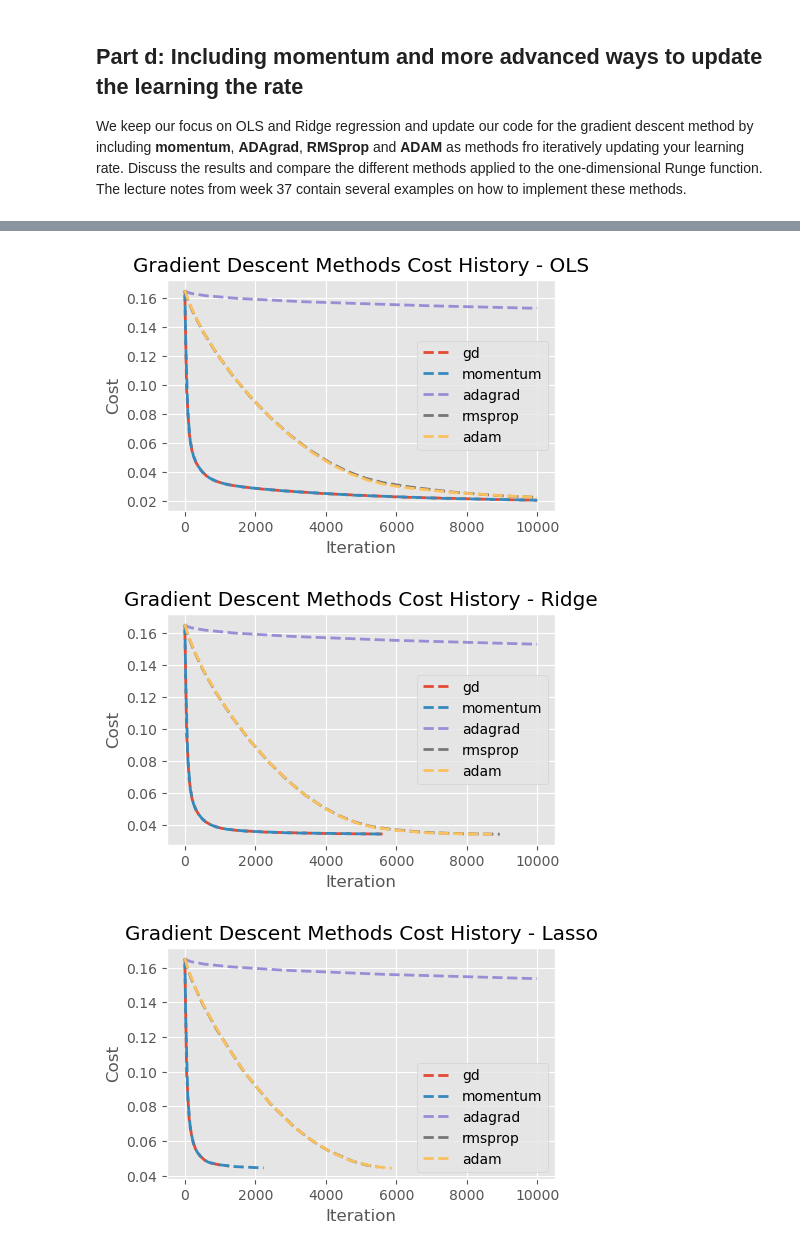
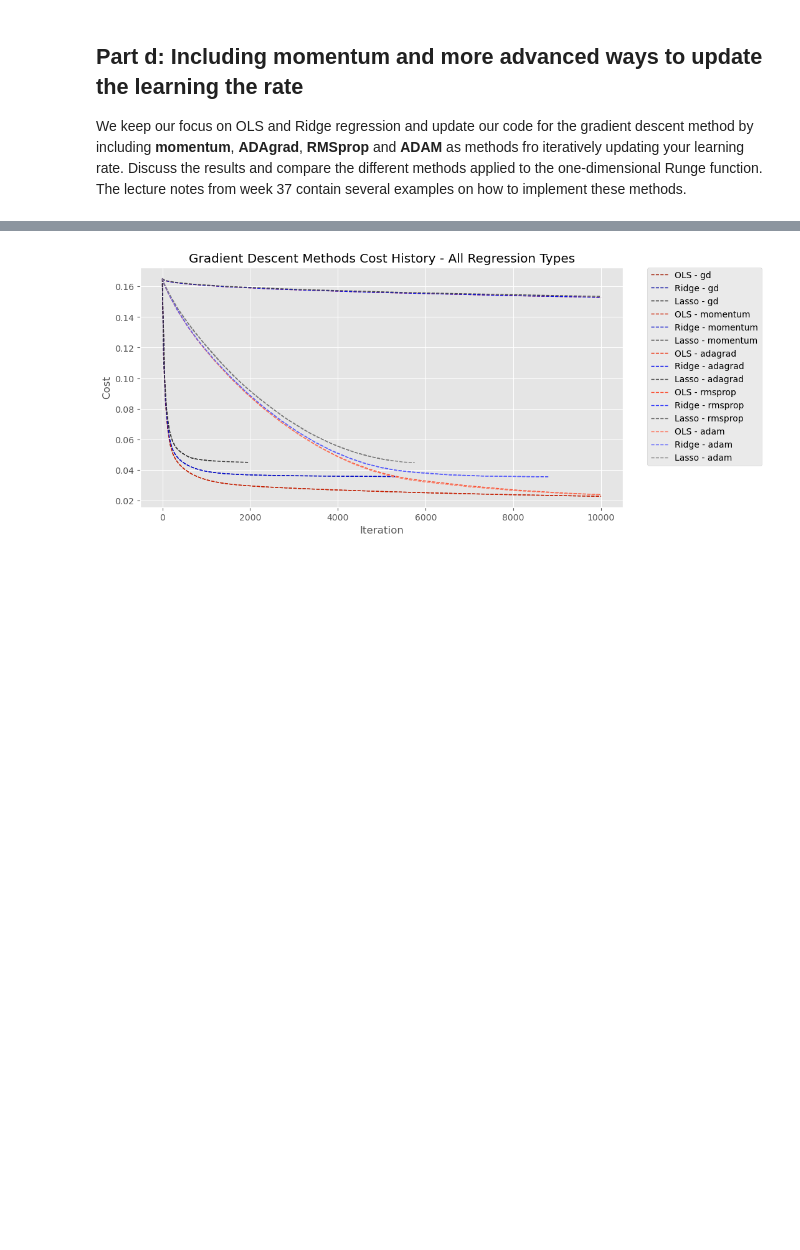
Before and after one commit to kjes4pres/Project_1_FYSSTK, a Jupyter notebook: Code/c_and_d.ipynb, the cells around one changed output, grey strips where cells are left out. Cells and saved outputs as stored; diff of their text form; code cells hidden in the pictures; blank space fills up the shorter version.

Commit message:
need to fix scaling and colors in plot

```diff
--- a/Code/c_and_d.ipynb
+++ b/Code/c_and_d.ipynb
@@ -2,28 +2,17 @@
 # Part c and d
 # %%
 from functions import *
-import numpy as np
-import matplotlib.pyplot as plt
-import matplotlib.pyplot as plt
-import numpy as np
-from sklearn.linear_model import LinearRegression
-from sklearn.preprocessing import PolynomialFeatures
-from sklearn.model_selection import train_test_split
-from sklearn.preprocessing import MinMaxScaler, StandardScaler, Normalizer
-from sklearn.pipeline import make_pipeline
-import matplotlib.style as mplstyle
 mplstyle.use(['ggplot', 'fast'])
-
 # plt.rcParams.update({
 #     "text.usetex": True,
 #     "font.family": "serif",
 #     "font.size": 10,
 # })
 
-seed = np.random.seed(208)
+seed = np.random.seed(2018)
 
 # Hyperparameters from part a and b
-polynomial_degree     = 25
+polynomial_degree     = 20
 number_of_data_points = 1000
 lambda_               = 1e-5
 
@@ -265,32 +232,44 @@ Lasso :adam: MSE = 0.030870, R2 = 0.653931
 # %%
-# Plot cost history for all methods
-plt.figure(figsize=(5, 3))
+# # Plot cost history for all methods
+# plt.figure(figsize=(8, 5))
+# for method in methods:
+#     plt.plot(results[method]['cost_history_OLS'], label=method, linewidth=2, linestyle='--', alpha=1)
+# plt.title("Gradient Descent Methods Cost History - OLS")
+# plt.xlabel("Iteration")
+# plt.ylabel("Cost")
+# plt.legend()
+# plt.show()
+# plt.figure(figsize=(8, 5))
+# for method in methods:
+#     plt.plot(results[method]['cost_history_Ridge'], label=method, linewidth=2, linestyle='--', alpha=1)
+# plt.title("Gradient Descent Methods Cost History - Ridge")
+# plt.xlabel("Iteration")
+# plt.ylabel("Cost")
+# plt.legend()
+# plt.show()
+# plt.figure(figsize=(8, 5))
+# for method in methods:
+#     plt.plot(results[method]['cost_history_Lasso'], label=method, linewidth=2, linestyle='--', alpha=1)
+# plt.title("Gradient Descent Methods Cost History - Lasso")
+# plt.xlabel("Iteration")
+# plt.ylabel("Cost")
+# plt.legend()
+# plt.show()
+
+# Same plots for all regression types in one figure, with one linestyles per regression type, and different colors for the different  methods
+plt.figure(figsize=(10, 5))
+colors_OLS   = {'gd': '#A01B03', 'momentum': '#CD2204', 'adagrad': '#ED2905', 'rmsprop': '#FB5032', 'adam': '#FC775F'}
+colors_Ridge = {'gd': '#0308A0', 'momentum': '#040BCD', 'adagrad': '#050DED', 'rmsprop': '#3239FB', 'adam': '#5F64FC'}
+colors_Lasso = {'gd': '#1D1D1D', 'momentum': '#353535', 'adagrad': '#4C4C4C', 'rmsprop': '#646464', 'adam': '#7C7C7C'}
 for method in methods:
-    plt.plot(results[method]['cost_history_OLS'], label=method, linewidth=2, linestyle='--', alpha=1)
-plt.title("Gradient Descent Methods Cost History - OLS")
+    plt.plot(results[method]['cost_history_OLS'],   label=f'OLS - {method}',   linewidth=1, linestyle='--', color=colors_OLS[method])
+    plt.plot(results[method]['cost_history_Ridge'], label=f'Ridge - {method}', linewidth=1, linestyle='--', color=colors_Ridge[method])
+    plt.plot(results[method]['cost_history_Lasso'], label=f'Lasso - {method}', linewidth=1, linestyle='--', color=colors_Lasso[method])
+plt.title("Gradient Descent Methods Cost History - All Regression Types")
 plt.xlabel("Iteration")
 plt.ylabel("Cost")
-plt.legend()
+# Making the legend outside the plot
+plt.legend(bbox_to_anchor=(1.05, 1), loc='upper left', borderaxespad=0.)
 plt.show()
-
-plt.figure(figsize=(5, 3))
-for method in methods:
-    plt.plot(results[method]['cost_history_Ridge'], label=method, linewidth=2, linestyle='--', alpha=1)
-plt.title("Gradient Descent Methods Cost History - Ridge")
-plt.xlabel("Iteration")
-plt.ylabel("Cost")
-plt.legend()
-plt.show()
-
-plt.figure(figsize=(5, 3))
-for method in methods:
-    plt.plot(results[method]['cost_history_Lasso'], label=method, linewidth=2, linestyle='--', alpha=1)
-plt.title("Gradient Descent Methods Cost History - Lasso")
-plt.xlabel("Iteration")
-plt.ylabel("Cost")
-plt.legend()
-plt.show()
 # %% [output]
-[figure, old version]
+[figure, new version]
-[figure, removed]
-[figure, removed]
```
Also changed, not shown: parts of 14 cells of this notebook.
